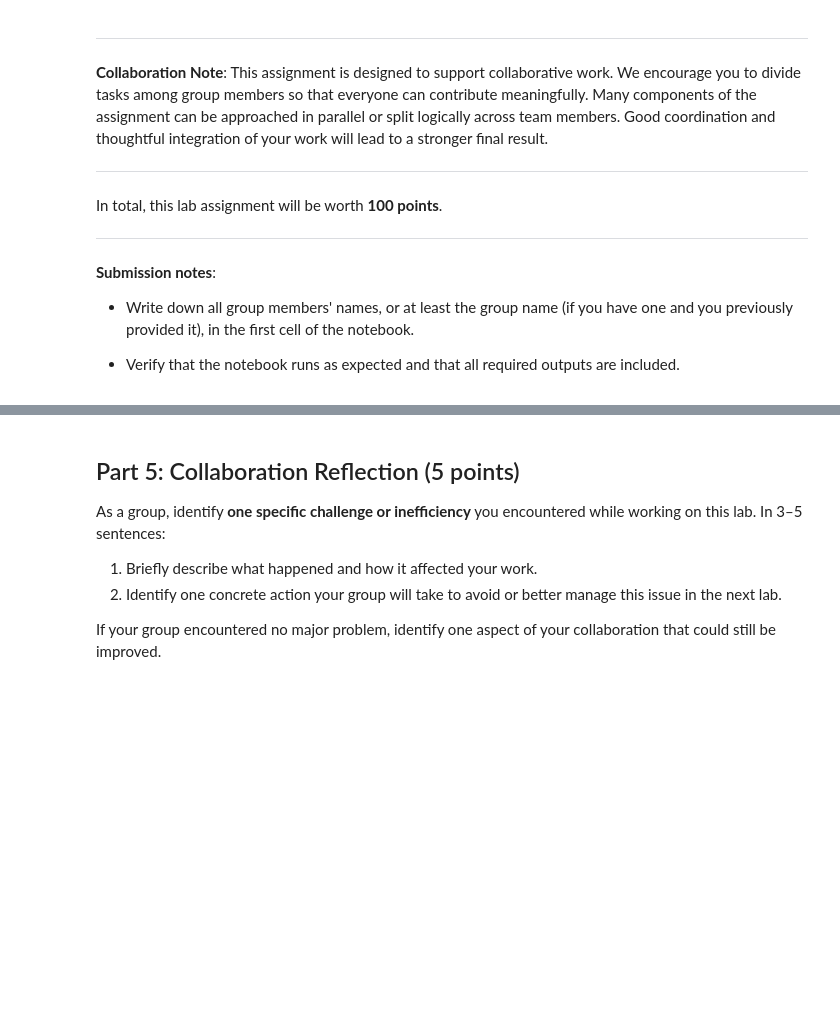
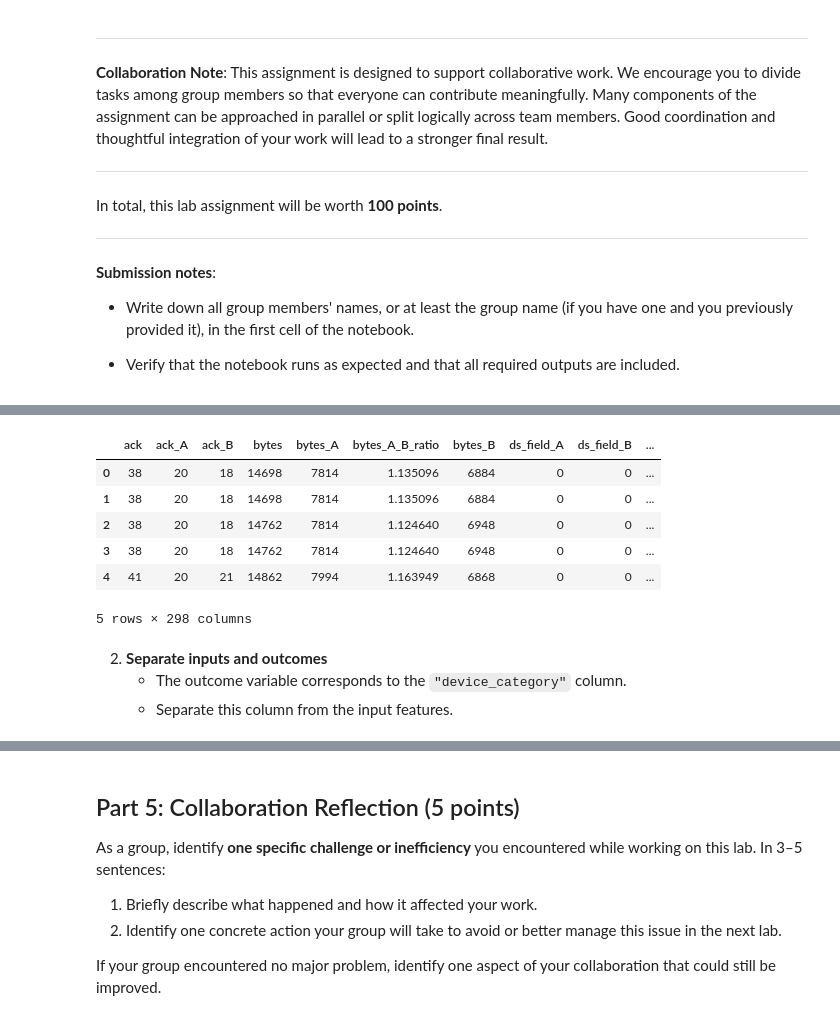
Before and after one commit to james-torgerson/ds4021_lab07, a Jupyter notebook: 07-iot-ensemble-classification.ipynb, the cells around one changed output, grey strips where cells are left out. Cells and saved outputs as stored; diff of their text form; code cells hidden in the pictures; blank space fills up the shorter version.

```diff
--- a/07-iot-ensemble-classification.ipynb
+++ b/07-iot-ensemble-classification.ipynb
@@ -66,0 +60,14 @@ You should do the following:
+# %%
+report.head()
+# %% [output]
+|  | ack | ack_A | ack_B | bytes | bytes_A | bytes_A_B_ratio | bytes_B | ds_field_A | ds_field_B | ... |
+| 0 | 38 | 20 | 18 | 14698 | 7814 | 1.135096 | 6884 | 0 | 0 | ... |
+| 1 | 38 | 20 | 18 | 14698 | 7814 | 1.135096 | 6884 | 0 | 0 | ... |
+| 2 | 38 | 20 | 18 | 14762 | 7814 | 1.124640 | 6948 | 0 | 0 | ... |
+| 3 | 38 | 20 | 18 | 14762 | 7814 | 1.124640 | 6948 | 0 | 0 | ... |
+| 4 | 41 | 20 | 21 | 14862 | 7994 | 1.163949 | 6868 | 0 | 0 | ... |
+5 rows × 298 columns
+# %% [markdown]
+2. **Separate inputs and outcomes**
+   - The outcome variable corresponds to the `"device_category"` column.
+   - Separate this column from the input features.
```
Also changed, not shown: parts of 22 cells of this notebook.
